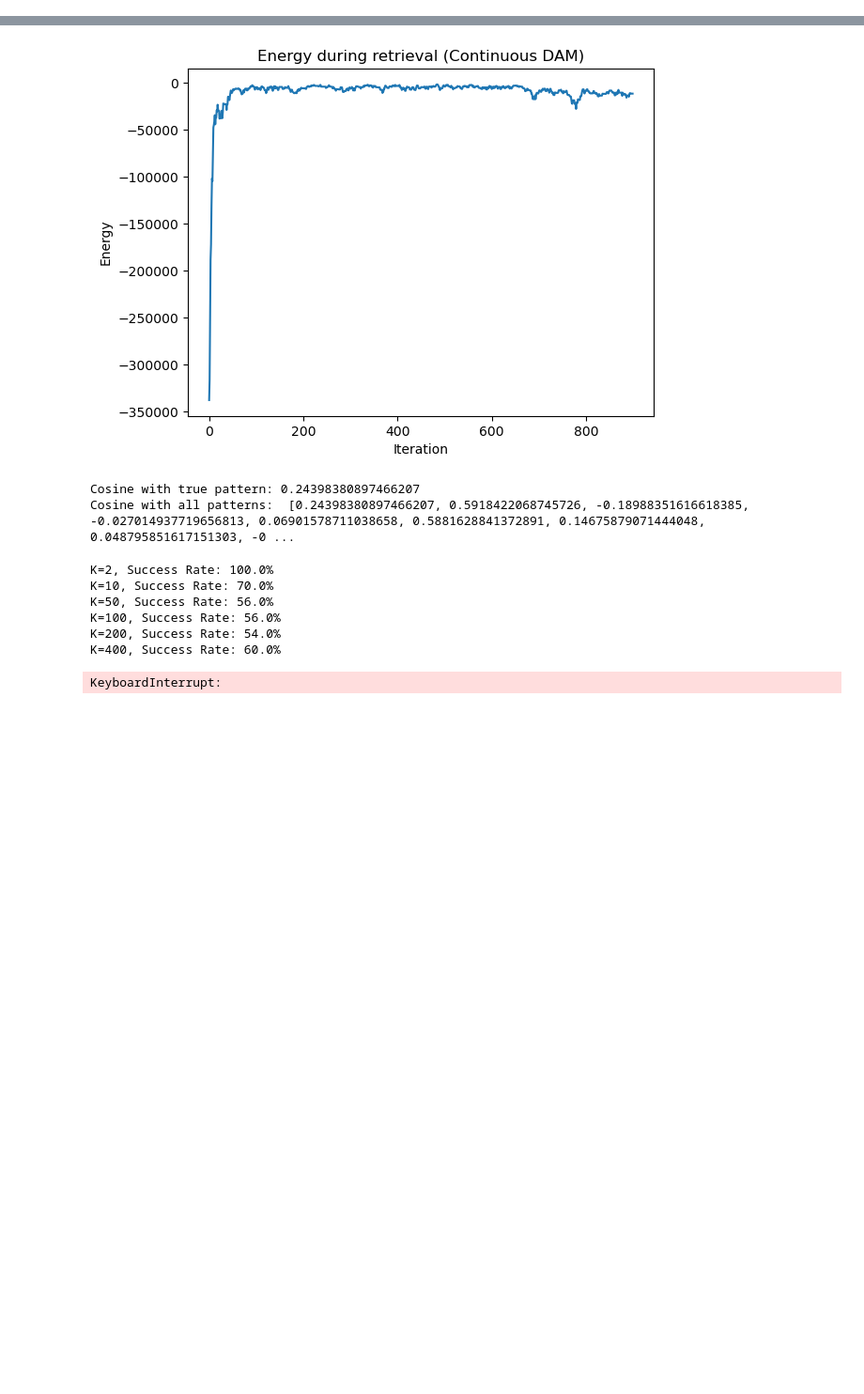
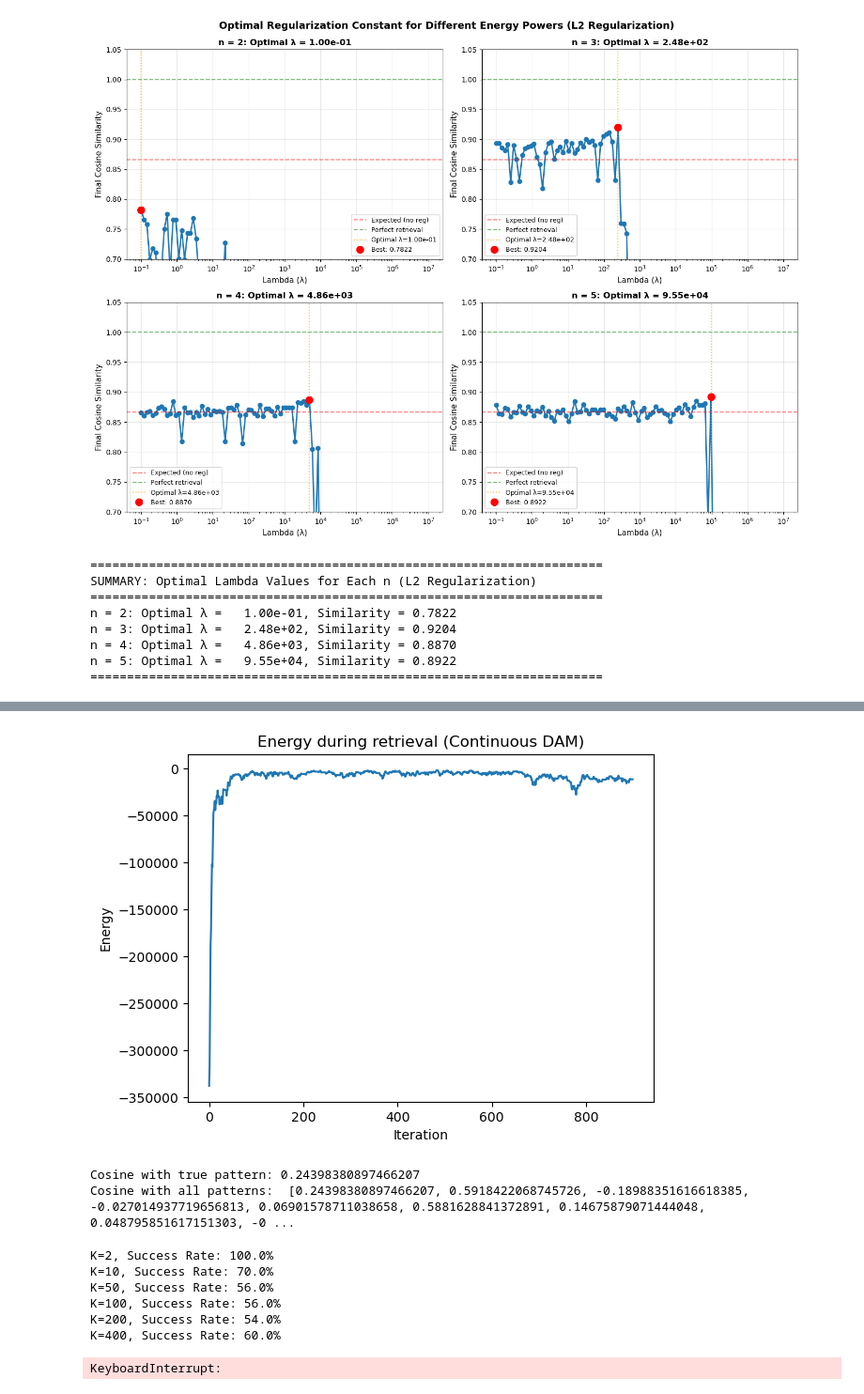
Before and after one commit to AhmedAlSunbati712/memgrid, a Jupyter notebook: DenseAM.ipynb, the cells around one changed output, grey strips where cells are left out. Shown at 94% size. Drawn from its saved outputs; the diff is of its cells as text; code cells hidden in the pictures; blank space fills up the shorter version.

Commit message:
analysis experiments

```diff
--- a/DenseAM.ipynb
+++ b/DenseAM.ipynb
@@ -1,4 +1,17 @@
 # %%
-def cosine(a,b):
-    return np.dot(a,b)/(np.linalg.norm(a)*np.linalg.norm(b)+1e-12)
+# ============================================================================
+# SETUP & IMPORTS
+# ============================================================================
+
+import numpy as np
+import matplotlib.pyplot as plt
+from DAM import DenseAssociativeMemory
+import seaborn as sns
+import warnings
+warnings.filterwarnings('ignore')
+
+# Utility functions
+def cosine(a, b):
+    """Compute cosine similarity between two vectors."""
+    return np.dot(a, b) / (np.linalg.norm(a) * np.linalg.norm(b) + 1e-12)
 # %% [markdown]
@@ -19,0 +217,55 @@ Something that i need to investigate is the range of lambdas that are suitable f
+# %%
+# Visualize results from Experiment 1
+fig, axes = plt.subplots(2, 2, figsize=(14, 10))
+axes = axes.flatten()
+
+for idx, n in enumerate(n_values):
+    ax = axes[idx]
+    data = results_lambda[n]
+
+    ax.semilogx(data['lambdas'], data['similarities'], 'o-', linewidth=2, markersize=6)
+    ax.axhline(y=0.866, color='r', linestyle='--', alpha=0.5, label='Expected (no reg)')
+    ax.axhline(y=1.0, color='g', linestyle='--', alpha=0.5, label='Perfect retrieval')
+
+    # Find optimal lambda
+    best_idx = np.argmax(data['similarities'])
+    best_lambda = data['lambdas'][best_idx]
+    best_sim = data['similarities'][best_idx]
+
+    ax.axvline(x=best_lambda, color='orange', linestyle=':', alpha=0.7,
+               label=f'Optimal λ={best_lambda:.2e}')
+    ax.plot(best_lambda, best_sim, 'ro', markersize=10, label=f'Best: {best_sim:.4f}')
+
+    ax.set_xlabel('Lambda (λ)', fontsize=11)
+    ax.set_ylabel('Final Cosine Similarity', fontsize=11)
+    ax.set_title(f'n = {n}: Optimal λ = {best_lambda:.2e}', fontsize=12, fontweight='bold')
+    ax.grid(True, alpha=0.3)
+    ax.legend(fontsize=9)
+    ax.set_ylim([0.7, 1.05])
+
+plt.tight_layout()
+plt.suptitle('Optimal Regularization Constant for Different Energy Powers (L2 Regularization)',
+             fontsize=14, fontweight='bold', y=1.02)
+plt.show()
+
+# Print summary
+print("\n" + "="*70)
+print("SUMMARY: Optimal Lambda Values for Each n (L2 Regularization)")
+print("="*70)
+for n in n_values:
+    data = results_lambda[n]
+    best_idx = np.argmax(data['similarities'])
+    best_lambda = data['lambdas'][best_idx]
+    best_sim = data['similarities'][best_idx]
+    print(f"n = {n}: Optimal λ = {best_lambda:10.2e}, Similarity = {best_sim:.4f}")
+print("="*70)
+# %% [output]
+[figure, added]
+======================================================================
+SUMMARY: Optimal Lambda Values for Each n (L2 Regularization)
+======================================================================
+n = 2: Optimal λ =   1.00e-01, Similarity = 0.7822
+n = 3: Optimal λ =   2.48e+02, Similarity = 0.9204
+n = 4: Optimal λ =   4.86e+03, Similarity = 0.8870
+n = 5: Optimal λ =   9.55e+04, Similarity = 0.8922
+======================================================================
```
Also changed, not shown: parts of 17 cells of this notebook, 1 other file.
